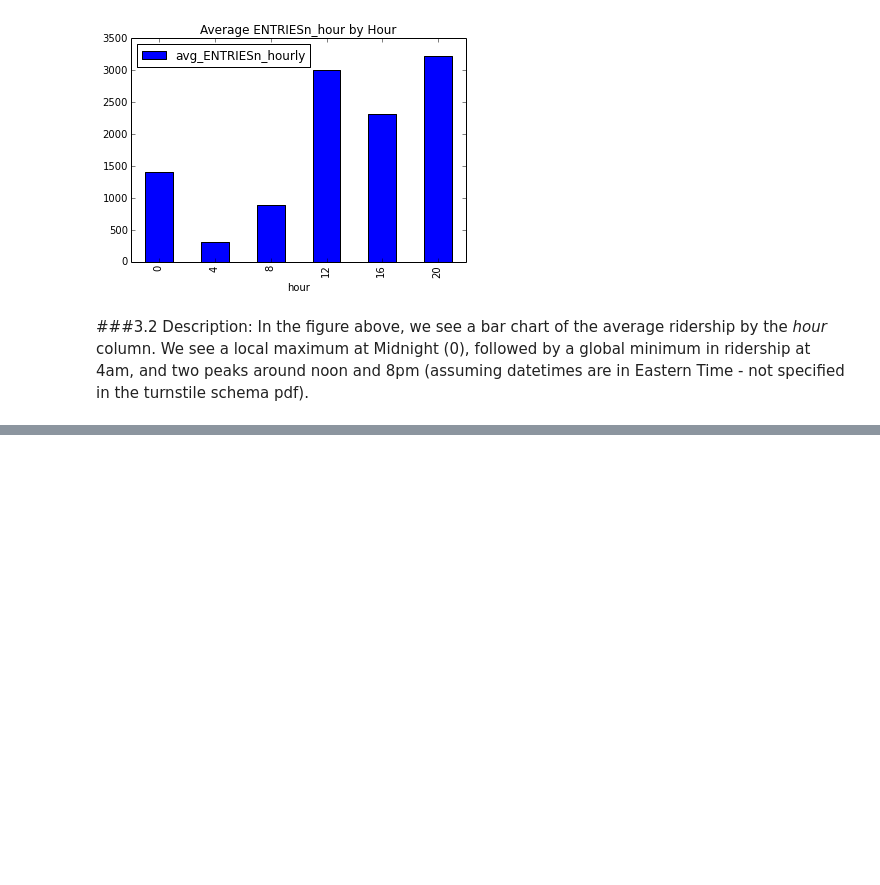
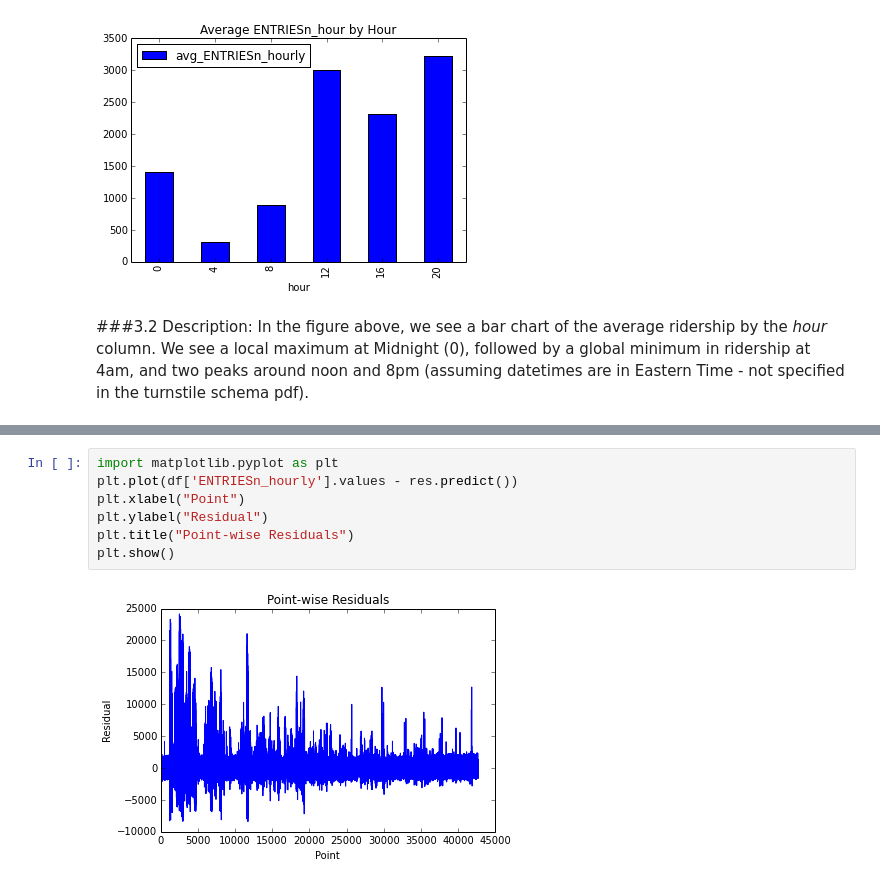
Before and after one commit to karbar09/udacity-p2-nyc, a Jupyter notebook: P2 - NYC Subway Ridership.ipynb, the cells around one changed output, grey strips where cells are left out. Saved outputs shown, nothing was run; the diff lists cells and outputs as text; blank space fills up the shorter version.

```diff
--- a/P2 - NYC Subway Ridership.ipynb
+++ b/P2 - NYC Subway Ridership.ipynb
@@ -313,3 +344,12 @@ I could've used feature selection techniques such as SelectKBest to do more robu
+# %%
+import matplotlib.pyplot as plt
+plt.plot(df['ENTRIESn_hourly'].values - res.predict())
+plt.xlabel("Point")
+plt.ylabel("Residual")
+plt.title("Point-wise Residuals")
+plt.show()
+# %% [output]
+[figure, added]
 # %% [markdown]
 ###References:
 
```
Also changed, not shown: parts of 10 cells of this notebook, 1 other file.
